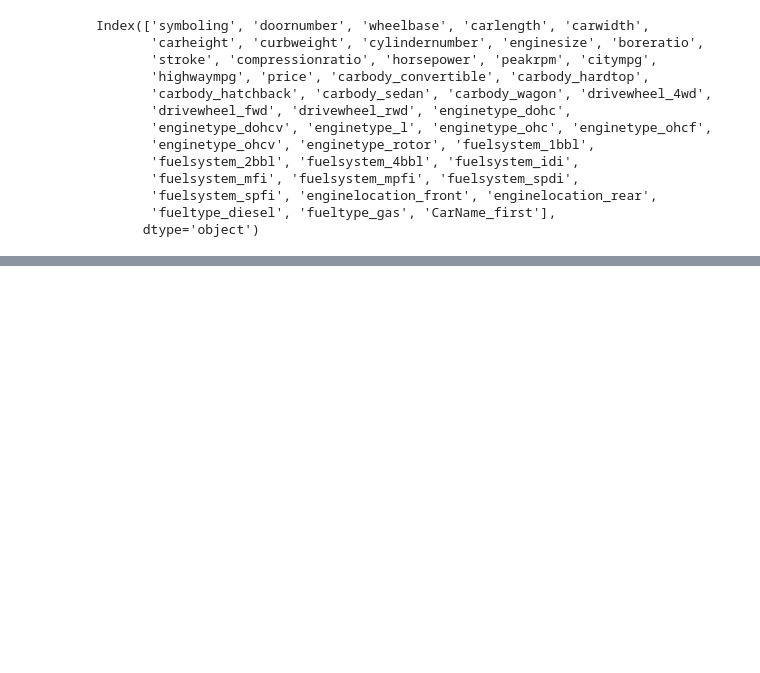
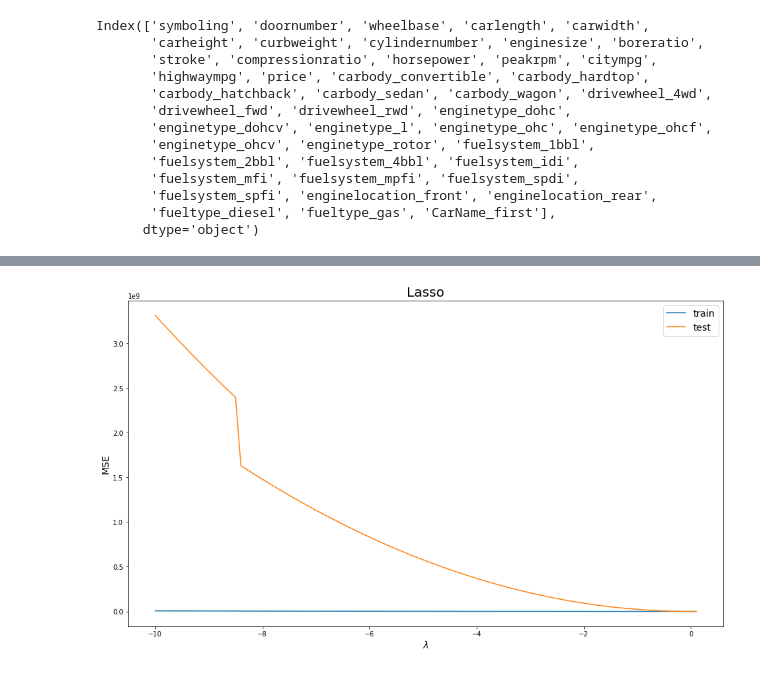
Before and after one commit to iqraJilani/Regression_examples, a Jupyter notebook: Car_Price/price_prediction_regression.ipynb, the cells around one changed output, grey strips where cells are left out. Drawn from its saved outputs; the diff is of its cells as text; code cells hidden in the pictures; blank space fills up the shorter version.

```diff
--- a/Car_Price/price_prediction_regression.ipynb
+++ b/Car_Price/price_prediction_regression.ipynb
@@ -158,0 +182,3 @@ mae_test
+# %%
+data = pd.read_csv('./Data/CarPrice_Assignment.csv')
+data.columns
@@ -158,0 +319,7 @@ mae_test
+# %%
+lambdas = np.arange(-10, 0.2, step=0.1)
+
+lasso_train, lasso_test = evaluate_model(Lasso, lambdas)
+plot_errors(lambdas, lasso_train, lasso_test, "Lasso")
+# %% [output]
+[figure, added]
```
Also changed, not shown: parts of 49 cells of this notebook, 5 other files.
